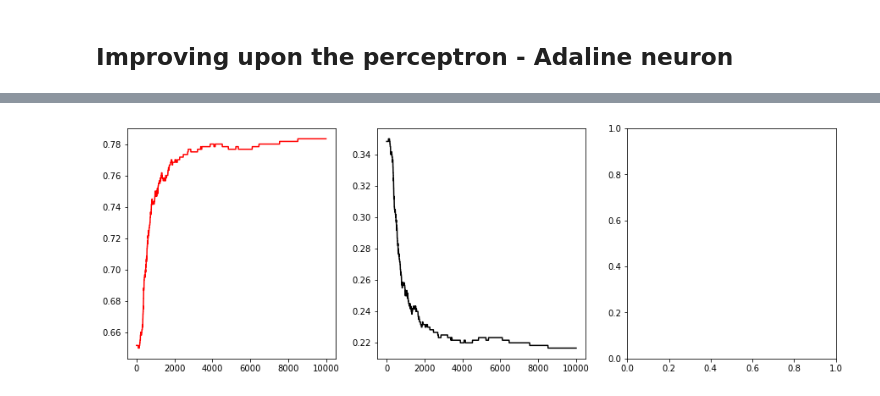
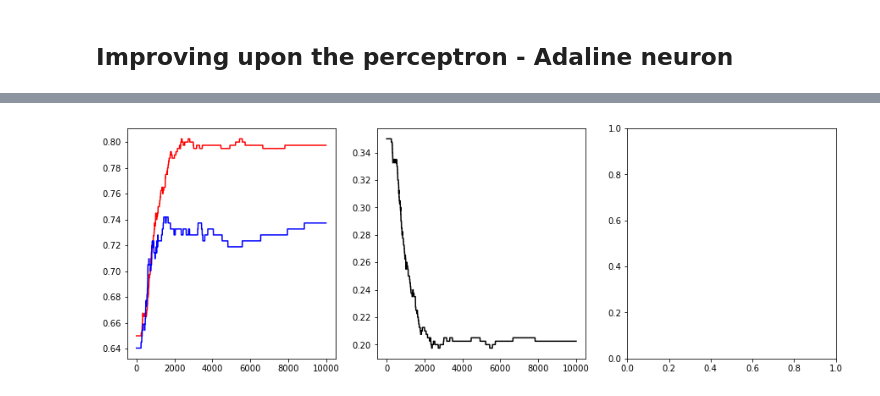
Before and after one commit to Pliploop/Perceptron_from_scratch, a Jupyter notebook: notebooks/EDA.ipynb, the cells around one changed output, grey strips where cells are left out. Cells and saved outputs as stored; diff of their text form; code cells hidden in the pictures.

```diff
--- a/notebooks/EDA.ipynb
+++ b/notebooks/EDA.ipynb
@@ -22,3 +26,11 @@ df.head()
 | 2 | 8 | 183 | 64 | 0 | 0 | 23.3 | 0.672 | 32 | ... |
 | 3 | 1 | 89 | 66 | 23 | 94 | 28.1 | 0.167 | 21 | ... |
 | 4 | 0 | 137 | 40 | 35 | 168 | 43.1 | 2.288 | 33 | ... |
+# %%
+sns.set_style('whitegrid')
+plt.figure(figsize=(10,8))
+ax=sns.barplot(data=(df.groupby('Outcome').count()/768*100).reset_index(),x='Outcome',y='BMI',palette=('r','b'))
+plt.ylabel('Sample proportion')
+ax = plt.subplot()
+ax = ax.set_xticklabels(["N","P"])
+plt.savefig('Outputs/proportion.png')
@@ -24,0 +52,5 @@ df.head()
+# %%
+df.BMI =  df.BMI.replace(0,df.BMI.replace(0, np.NaN).mean())
+df.Glucose =  df.Glucose.replace(0,df.Glucose.replace(0, np.NaN).mean())
+df.BloodPressure =  df.BloodPressure.replace(0,df.BloodPressure.replace(0, np.NaN).mean())
+df.SkinThickness =  df.SkinThickness.replace(0,df.SkinThickness.replace(0, np.NaN).mean())
@@ -44,13 +89,13 @@ df_target=df[8]
 # %%
 baby = Custom_Perceptron.Perceptron(n_epochs=1000,training_step=0.1)
 # %%
-X_train = df_features.iloc[:600]
-X_test = df_features.iloc[601:700]
-X_val = df_features.iloc[701:]
+X_train = df_features.iloc[:400]
+X_test = df_features.iloc[401:550]
+X_val = df_features.iloc[551:]
 
-y_train = df_target.iloc[:600]
-y_test = df_target.iloc[601:700]
-y_val = df_target.iloc[701:]
+y_train = df_target.iloc[:400]
+y_test = df_target.iloc[401:550]
+y_val = df_target.iloc[551:]
 # %% [markdown]
 ## training our baby
 # %%
@@ -199,5 +243,5 @@ fig
 # %%
 ada_baby = Custom_Perceptron.Perceptron(n_epochs=10000,training_step=0.00001,adaline=True)
-weights = ada_baby.fit(X_train,y_train)
+weights = ada_baby.fit(X_train,y_train,X_val,y_val)
 # %% [output]
-[figure, old version]
+[figure, new version]
```
Also changed, not shown: parts of 20 cells of this notebook, 3 other files.
